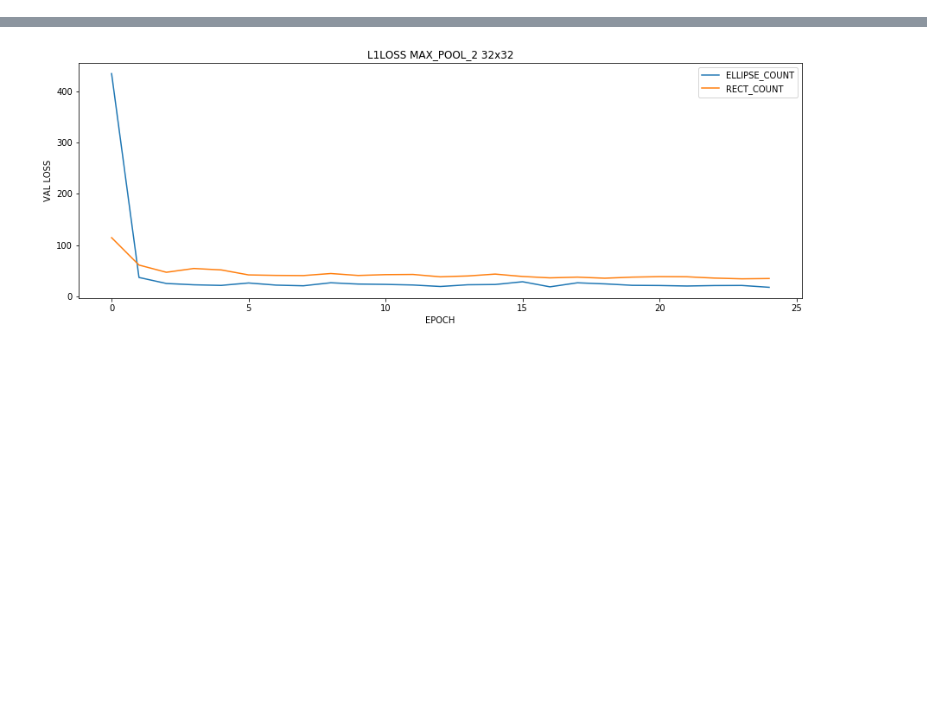
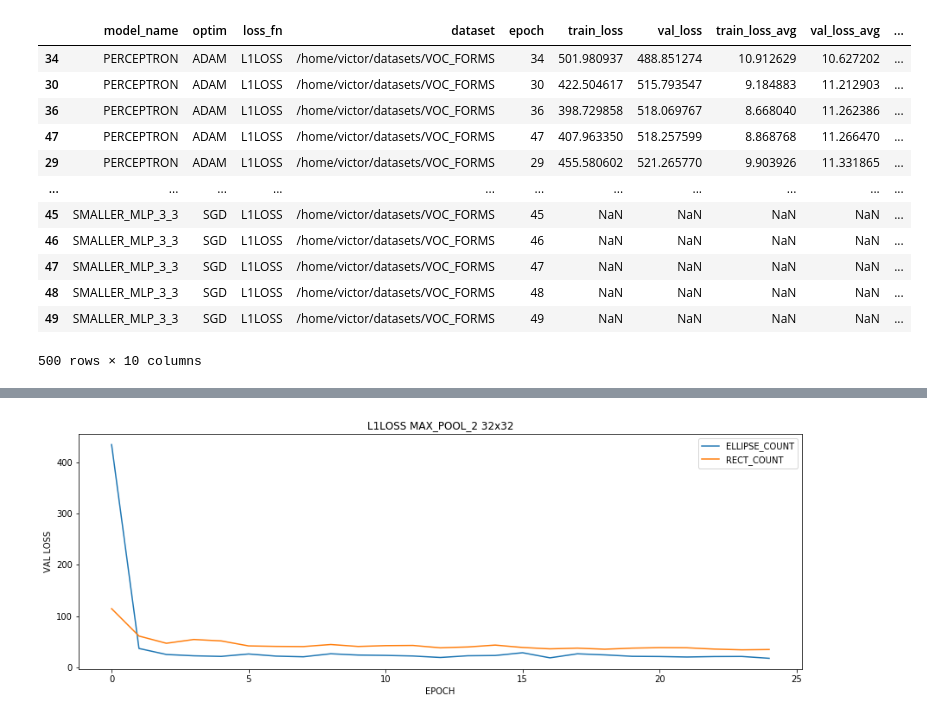
Before and after one commit to ViktorCosenza/areacnn, a Jupyter notebook: notebooks/visualization.ipynb, the cells around one changed output, grey strips where cells are left out. Drawn from its saved outputs; the diff is of its cells as text; code cells hidden in the pictures; blank space fills up the shorter version.

```diff
--- a/notebooks/visualization.ipynb
+++ b/notebooks/visualization.ipynb
@@ -9,8 +9,23 @@ import numpy as np
 
 from ast import literal_eval
 # %%
-CSV_RESULTS = "./results/2019-12-17_15-17-53.csv"
+CSV_RESULTS = "./results/2019-12-19_15-24-51.csv"
 df = pd.read_csv(f"{CSV_RESULTS}", index_col=0)
+df.sort_values(by='val_loss_avg')
+# %% [output]
+|  | model_name | optim | loss_fn | dataset | epoch | train_loss | val_loss | train_loss_avg | val_loss_avg | ... |
+| 34 | PERCEPTRON | ADAM | L1LOSS | /home/victor/datasets/VOC_FORMS | 34 | 501.980937 | 488.851274 | 10.912629 | 10.627202 | ... |
+| 30 | PERCEPTRON | ADAM | L1LOSS | /home/victor/datasets/VOC_FORMS | 30 | 422.504617 | 515.793547 | 9.184883 | 11.212903 | ... |
+| 36 | PERCEPTRON | ADAM | L1LOSS | /home/victor/datasets/VOC_FORMS | 36 | 398.729858 | 518.069767 | 8.668040 | 11.262386 | ... |
+| 47 | PERCEPTRON | ADAM | L1LOSS | /home/victor/datasets/VOC_FORMS | 47 | 407.963350 | 518.257599 | 8.868768 | 11.266470 | ... |
+| 29 | PERCEPTRON | ADAM | L1LOSS | /home/victor/datasets/VOC_FORMS | 29 | 455.580602 | 521.265770 | 9.903926 | 11.331865 | ... |
+| ... | ... | ... | ... | ... | ... | ... | ... | ... | ... | ... |
+| 45 | SMALLER_MLP_3_3 | SGD | L1LOSS | /home/victor/datasets/VOC_FORMS | 45 | NaN | NaN | NaN | NaN | ... |
+| 46 | SMALLER_MLP_3_3 | SGD | L1LOSS | /home/victor/datasets/VOC_FORMS | 46 | NaN | NaN | NaN | NaN | ... |
+| 47 | SMALLER_MLP_3_3 | SGD | L1LOSS | /home/victor/datasets/VOC_FORMS | 47 | NaN | NaN | NaN | NaN | ... |
+| 48 | SMALLER_MLP_3_3 | SGD | L1LOSS | /home/victor/datasets/VOC_FORMS | 48 | NaN | NaN | NaN | NaN | ... |
+| 49 | SMALLER_MLP_3_3 | SGD | L1LOSS | /home/victor/datasets/VOC_FORMS | 49 | NaN | NaN | NaN | NaN | ... |
+500 rows × 10 columns
 # %%
 if not path.isdir('./results'): os.mkdir("./results")
 # %%
```
Also changed, not shown: parts of 3 cells of this notebook, 11 other files.
